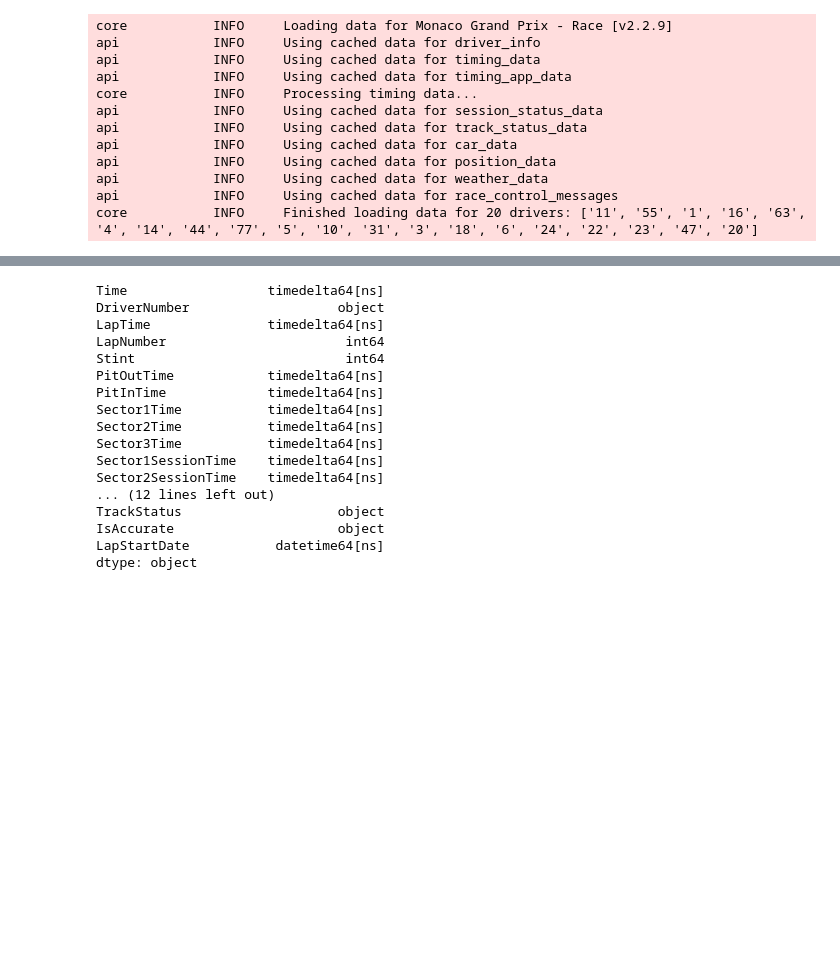
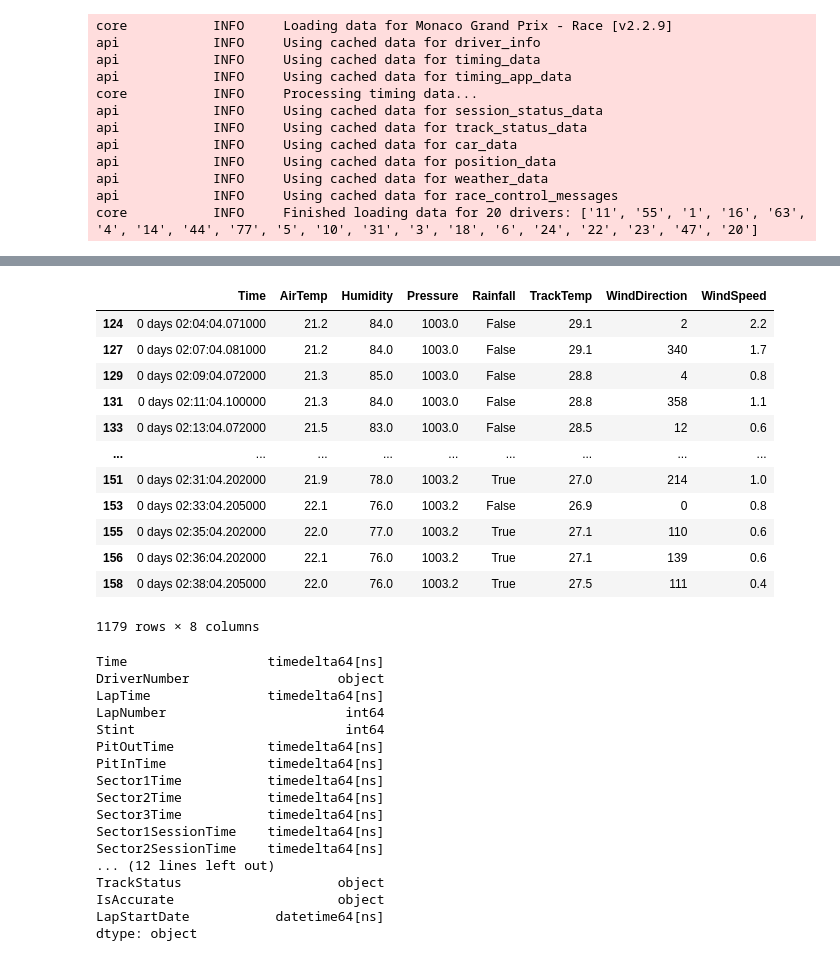
Before and after one commit to dhupee/Fastf1-head2head, a Jupyter notebook: fastf1-monaco-v-hungaroring.ipynb, the cells around one changed output, grey strips where cells are left out. Cells and saved outputs as stored; diff of their text form; code cells hidden in the pictures; blank space fills up the shorter version.

```diff
--- a/fastf1-monaco-v-hungaroring.ipynb
+++ b/fastf1-monaco-v-hungaroring.ipynb
@@ -79 +92,17 @@ mon_lec.head()
+# %%
+monaco_weather
+# %% [output]
+|  | Time | AirTemp | Humidity | Pressure | Rainfall | TrackTemp | WindDirection | WindSpeed |
+| 124 | 0 days 02:04:04.071000 | 21.2 | 84.0 | 1003.0 | False | 29.1 | 2 | 2.2 |
+| 127 | 0 days 02:07:04.081000 | 21.2 | 84.0 | 1003.0 | False | 29.1 | 340 | 1.7 |
+| 129 | 0 days 02:09:04.072000 | 21.3 | 85.0 | 1003.0 | False | 28.8 | 4 | 0.8 |
+| 131 | 0 days 02:11:04.100000 | 21.3 | 84.0 | 1003.0 | False | 28.8 | 358 | 1.1 |
+| 133 | 0 days 02:13:04.072000 | 21.5 | 83.0 | 1003.0 | False | 28.5 | 12 | 0.6 |
+| ... | ... | ... | ... | ... | ... | ... | ... | ... |
+| 151 | 0 days 02:31:04.202000 | 21.9 | 78.0 | 1003.2 | True | 27.0 | 214 | 1.0 |
+| 153 | 0 days 02:33:04.205000 | 22.1 | 76.0 | 1003.2 | False | 26.9 | 0 | 0.8 |
+| 155 | 0 days 02:35:04.202000 | 22.0 | 77.0 | 1003.2 | True | 27.1 | 110 | 0.6 |
+| 156 | 0 days 02:36:04.202000 | 22.1 | 76.0 | 1003.2 | True | 27.1 | 139 | 0.6 |
+| 158 | 0 days 02:38:04.205000 | 22.0 | 76.0 | 1003.2 | True | 27.5 | 111 | 0.4 |
+1179 rows × 8 columns
 # %%
```
Also changed, not shown: parts of 8 cells of this notebook.
